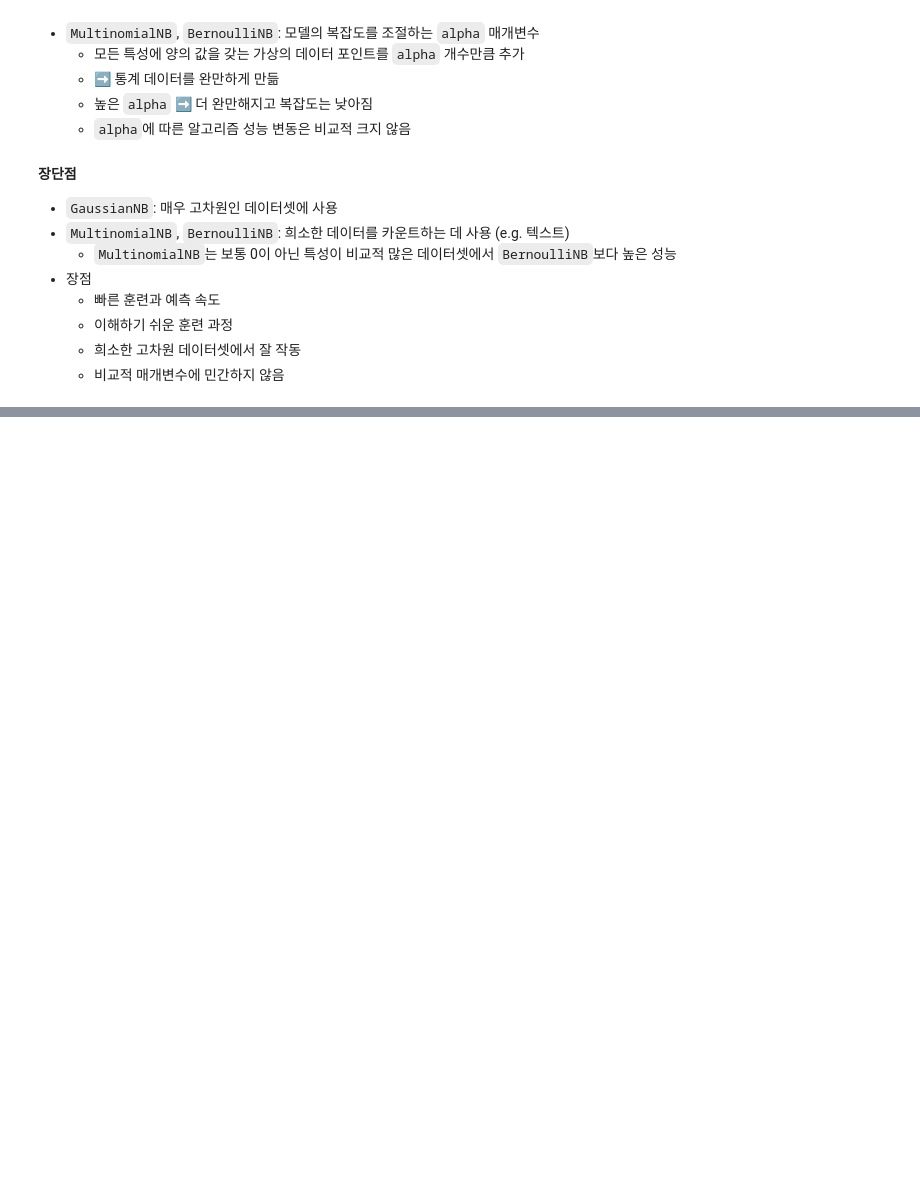
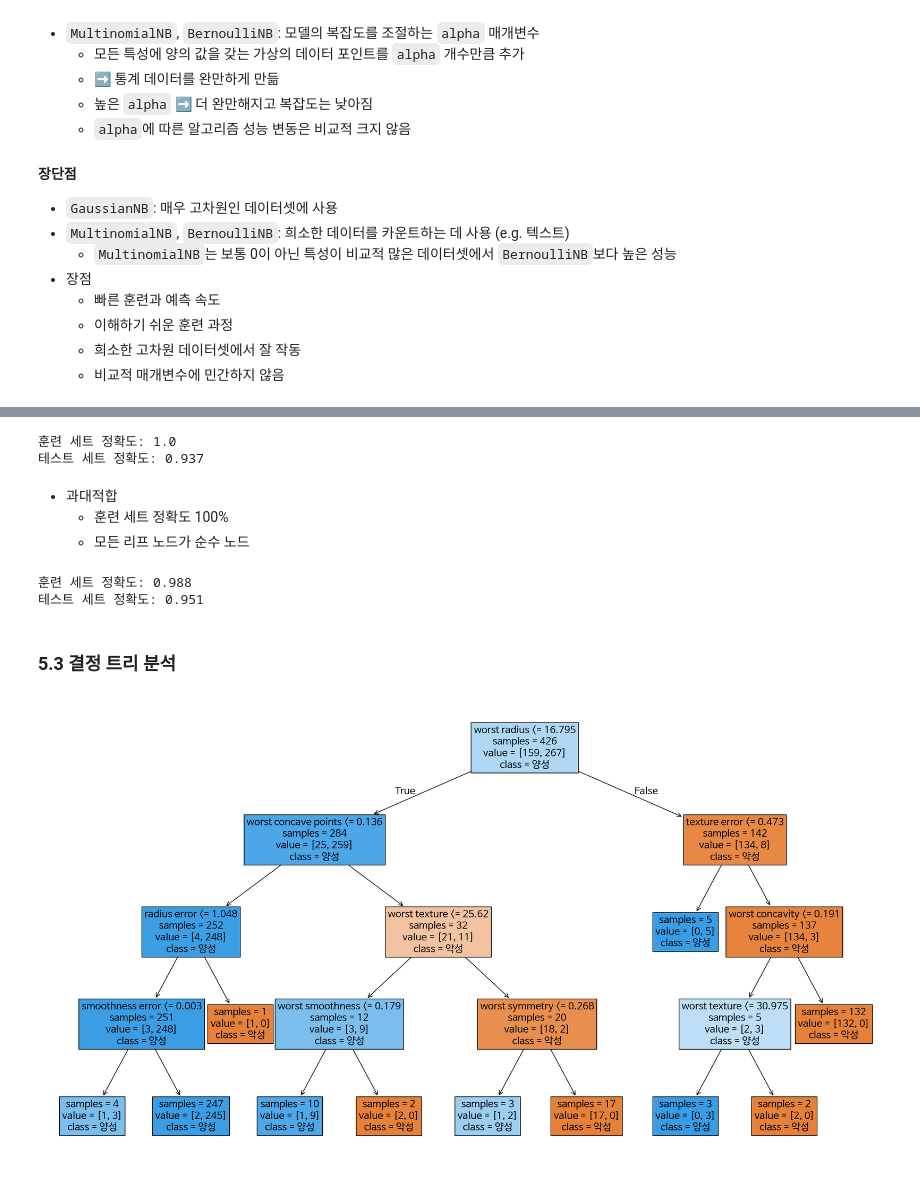
Before and after one commit to tjdux/Introduction-to-Machine-Learning-with-Python, a Jupyter notebook: 02_3_지도학습_알고리즘.ipynb, the cells around one changed output, grey strips where cells are left out. Cells and saved outputs as stored; diff of their text form; code cells hidden in the pictures; blank space fills up the shorter version.

```diff
--- a/02_3_지도학습_알고리즘.ipynb
+++ b/02_3_지도학습_알고리즘.ipynb
@@ -983,0 +1015,50 @@ print(f"특성 카운트:\n{counts}")
+# %%
+from sklearn.tree import DecisionTreeClassifier
+
+cancer = load_breast_cancer()
+X_train, X_test, y_train, y_test = train_test_split(
+    cancer.data, cancer.target, stratify=cancer.target, random_state=42
+)
+
+tree = DecisionTreeClassifier(random_state=0)
+tree.fit(X_train, y_train)
+
+print(f"훈련 세트 정확도: {round(tree.score(X_train, y_train), 3)}")
+print(f"테스트 세트 정확도: {round(tree.score(X_test, y_test), 3)}")
+# %% [output]
+훈련 세트 정확도: 1.0
+테스트 세트 정확도: 0.937
+# %% [markdown]
+- 과대적합
+  - 훈련 세트 정확도 100%
+  - 모든 리프 노드가 순수 노드
+# %%
+# 사전 가지치기 (최대 깊이를 제한) ➡️ 과대적합 완화
+
+tree = DecisionTreeClassifier(max_depth=4, random_state=0)
+tree.fit(X_train, y_train)
+
+print(f"훈련 세트 정확도: {round(tree.score(X_train, y_train), 3)}")
+print(f"테스트 세트 정확도: {round(tree.score(X_test, y_test), 3)}")
+# %% [output]
+훈련 세트 정확도: 0.988
+테스트 세트 정확도: 0.951
+# %% [markdown]
+### 5.3 결정 트리 분석
+# %%
+# 트리 시각화
+import sklearn.tree as sktree
+
+plt.figure(figsize=(18, 10), dpi=150)
+sktree.plot_tree(
+    decision_tree=tree,
+    class_names=["악성", "양성"],
+    feature_names = cancer.feature_names,
+    impurity=False,
+    filled=True,
+    fontsize=15
+)
+plt.tight_layout()
+plt.show()
+# %% [output]
+[figure, added]
```
Also changed, not shown: parts of 18 cells of this notebook.
